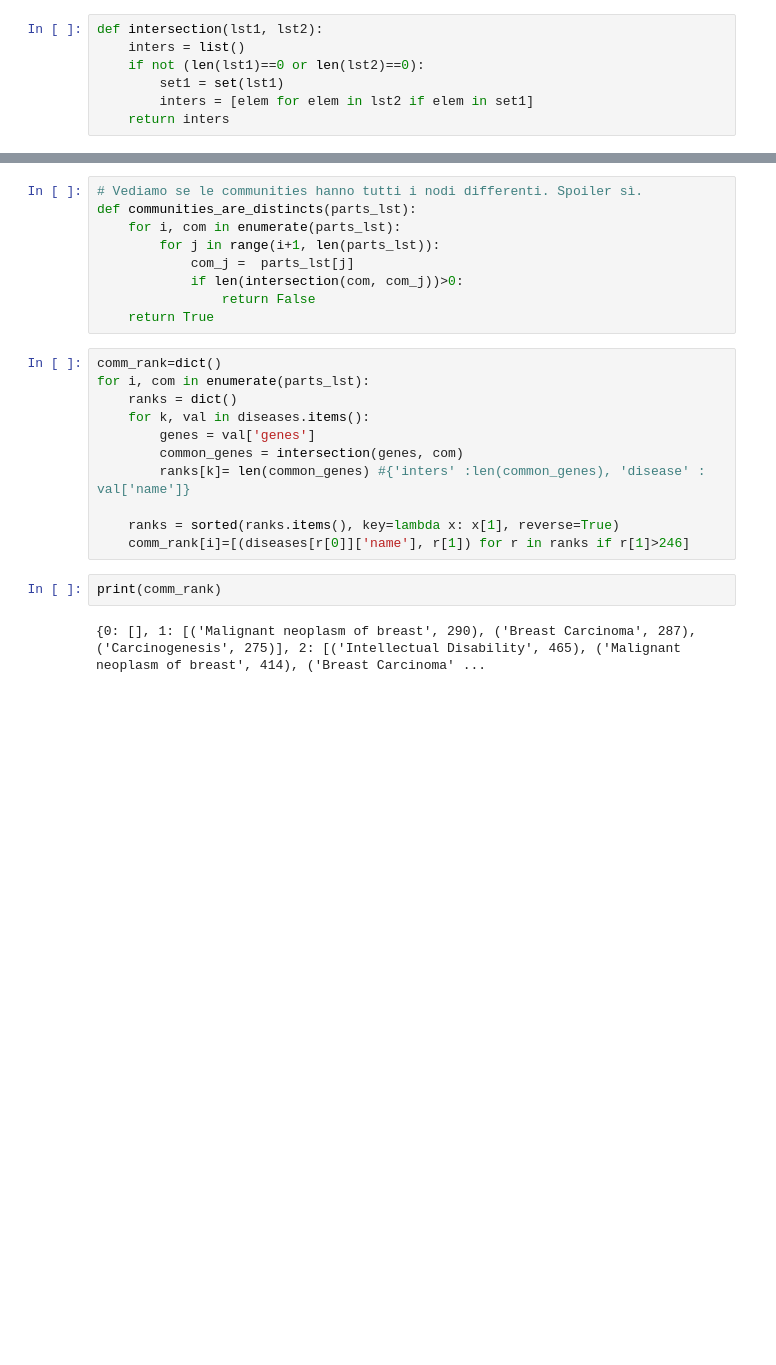
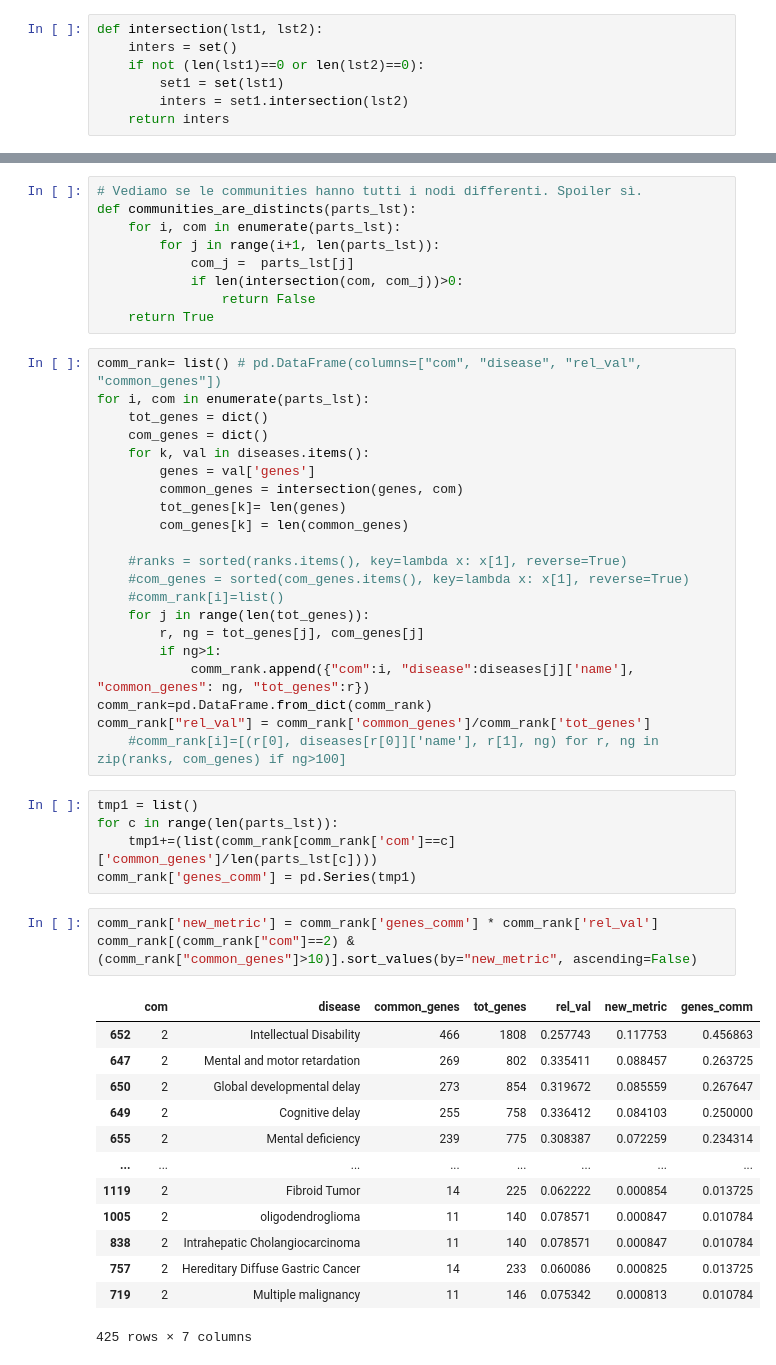
Before and after one commit to nikodallanoce/ComputationalHealthLaboratory, a Jupyter notebook: Project_CHL.ipynb, the cells around one changed output, grey strips where cells are left out. Saved outputs shown, nothing was run; the diff lists cells and outputs as text; blank space fills up the shorter version.

```diff
--- a/Project_CHL.ipynb
+++ b/Project_CHL.ipynb
@@ -369,10 +369,10 @@ Q_d = 1/(2m) \sum_{ij} (I((i, j) ∈ E) − \frac{k_ik_j}{
 where $k_i$ is the degree of $i$, and $δ(p_i, p_j)$ is 1 if $p_i$ and $p_j$ are equal and 0 otherwise.
 # %%
 def intersection(lst1, lst2):
-    inters = list()
+    inters = set()
     if not (len(lst1)==0 or len(lst2)==0):
         set1 = set(lst1)
-        inters = [elem for elem in lst2 if elem in set1]
+        inters = set1.intersection(lst2)
     return inters
 # %%
 def network_modularity(protein_graph: nx.Graph, diseases: dict) -> list:
@@ -481,17 +481,45 @@ def communities_are_distincts(parts_lst):
                 return False
     return True
 # %%
-comm_rank=dict()
+comm_rank= list() # pd.DataFrame(columns=["com", "disease", "rel_val", "common_genes"])
 for i, com in enumerate(parts_lst):
-    ranks = dict()
+    tot_genes = dict()
+    com_genes = dict()
     for k, val in diseases.items():
         genes = val['genes']
         common_genes = intersection(genes, com)
-        ranks[k]= len(common_genes) #{'inters' :len(common_genes), 'disease' : val['name']}
+        tot_genes[k]= len(genes)
+        com_genes[k] = len(common_genes)
 
-    ranks = sorted(ranks.items(), key=lambda x: x[1], reverse=True)
-    comm_rank[i]=[(diseases[r[0]]['name'], r[1]) for r in ranks if r[1]>246]
+    #ranks = sorted(ranks.items(), key=lambda x: x[1], reverse=True)
+    #com_genes = sorted(com_genes.items(), key=lambda x: x[1], reverse=True)
+    #comm_rank[i]=list()
+    for j in range(len(tot_genes)):
+        r, ng = tot_genes[j], com_genes[j]
+        if ng>1:
+            comm_rank.append({"com":i, "disease":diseases[j]['name'], "common_genes": ng, "tot_genes":r})
+comm_rank=pd.DataFrame.from_dict(comm_rank)
+comm_rank["rel_val"] = comm_rank['common_genes']/comm_rank['tot_genes']
+    #comm_rank[i]=[(r[0], diseases[r[0]]['name'], r[1], ng) for r, ng in zip(ranks, com_genes) if ng>100]
-# %%
-print(comm_rank)
-# %% [output]
-{0: [], 1: [('Malignant neoplasm of breast', 290), ('Breast Carcinoma', 287), ('Carcinogenesis', 275)], 2: [('Intellectual Disability', 465), ('Malignant neoplasm of breast', 414), ('Breast Carcinoma' ...
+# %%
+tmp1 = list()
+for c in range(len(parts_lst)):
+    tmp1+=(list(comm_rank[comm_rank['com']==c]['common_genes']/len(parts_lst[c])))
+comm_rank['genes_comm'] = pd.Series(tmp1)
+# %%
+comm_rank['new_metric'] = comm_rank['genes_comm'] * comm_rank['rel_val']
+comm_rank[(comm_rank["com"]==2) & (comm_rank["common_genes"]>10)].sort_values(by="new_metric", ascending=False)
+# %% [output]
+|  | com | disease | common_genes | tot_genes | rel_val | new_metric | genes_comm |
+| 652 | 2 | Intellectual Disability | 466 | 1808 | 0.257743 | 0.117753 | 0.456863 |
+| 647 | 2 | Mental and motor retardation | 269 | 802 | 0.335411 | 0.088457 | 0.263725 |
+| 650 | 2 | Global developmental delay | 273 | 854 | 0.319672 | 0.085559 | 0.267647 |
+| 649 | 2 | Cognitive delay | 255 | 758 | 0.336412 | 0.084103 | 0.250000 |
+| 655 | 2 | Mental deficiency | 239 | 775 | 0.308387 | 0.072259 | 0.234314 |
+| ... | ... | ... | ... | ... | ... | ... | ... |
+| 1119 | 2 | Fibroid Tumor | 14 | 225 | 0.062222 | 0.000854 | 0.013725 |
+| 1005 | 2 | oligodendroglioma | 11 | 140 | 0.078571 | 0.000847 | 0.010784 |
+| 838 | 2 | Intrahepatic Cholangiocarcinoma | 11 | 140 | 0.078571 | 0.000847 | 0.010784 |
+| 757 | 2 | Hereditary Diffuse Gastric Cancer | 14 | 233 | 0.060086 | 0.000825 | 0.013725 |
+| 719 | 2 | Multiple malignancy | 11 | 146 | 0.075342 | 0.000813 | 0.010784 |
+425 rows × 7 columns
```
Also changed, not shown: parts of 5 cells of this notebook.
